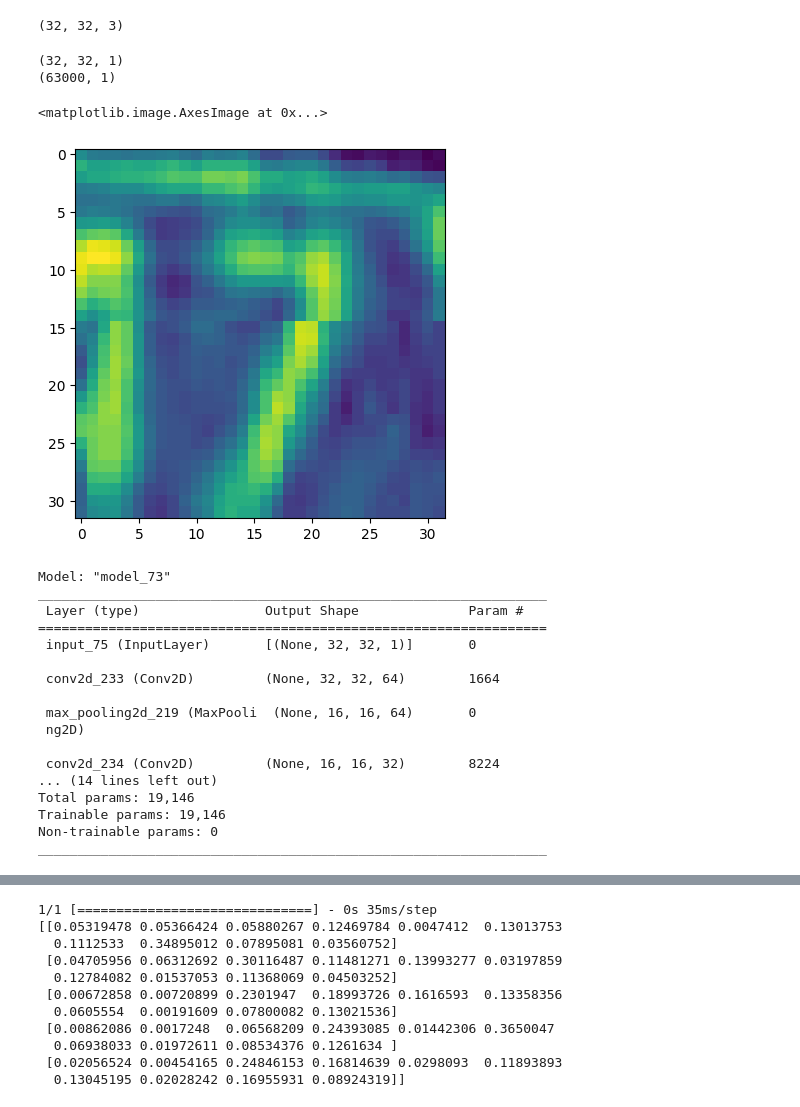
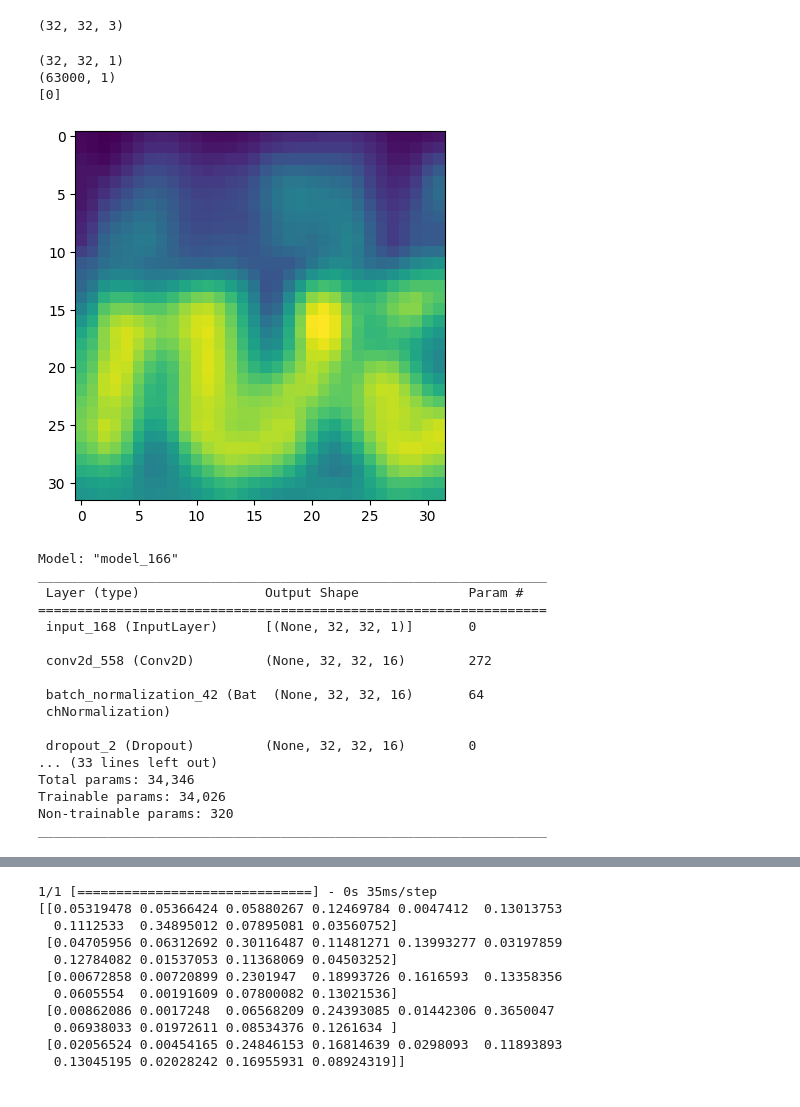
Before and after one commit to cememirsenyurt/StreetViewHouseNumbersRecognition, a Jupyter notebook: Multicolor.ipynb, the cells around one changed output, grey strips where cells are left out. Drawn from its saved outputs; the diff is of its cells as text; code cells hidden in the pictures.

```diff
--- a/Multicolor.ipynb
+++ b/Multicolor.ipynb
@@ -14,67 +17,77 @@ print(X[0].shape)
 # %%
 n = len(X)
 color0 = []
 color1 = []
 color2 = []
+col = []
 for c, img in enumerate(X):
+    col.append(img)
     im = numpy.array(img[:,:,0])
     color0.append(im.reshape(32,32,1))
     #color0.append(img[:,:,0])
     im = numpy.array(img[:,:,1])
     #color1.append(im.reshape(32,32,1))
     color1.append(img[:,:,1])
     im = numpy.array(img[:,:,2])
     #color2.append(im.reshape(32,32,1))
     color2.append(img[:,:,2])
 #y = y.reshape(n, -1)
 ytr = y[:63000]
 yva = y[63000:]
 color0tr = numpy.array(color0[:63000])
 color0va = numpy.array(color0[63000:])
 color1tr = numpy.array(color1[:63000])
 color1va = numpy.array(color1[63000:])
 color2tr = numpy.array(color2[:63000])
 color2va = numpy.array(color2[63000:])
+coltr = numpy.array(col[:63000])
+colva = numpy.array(col[63000:])
 print(color0[0].shape)
 print(ytr.shape)
-plt.imshow(color2va[0])
+plt.imshow(color2va[2])
+print(yva[2])
 # %% [output]
 (32, 32, 1)
 (63000, 1)
+[0]
-<matplotlib.image.AxesImage at 0x...>
-[figure, old version]
+[figure, new version]
 # %%
 inp=Input(shape=(32,32,1))
-x=Conv2D(filters=64, kernel_size=(5,5), activation='relu', padding='same' )(inp)
-#x=Conv2D(filters=32, kernel_size=(3,3), activation='relu', padding='same' )(x)
+x=Conv2D(filters=16, kernel_size=(4,4), activation='relu', padding='same')(inp)
+x=BatchNormalization(epsilon=0.01)(x)
+x=Dropout(0.35)(x)
 x=MaxPooling2D(pool_size=(2,2), padding='same')(x)
-x=Conv2D(filters = 32, kernel_size=(2,2), activation='relu', padding='same')(x)
-#x=Conv2D(filters = 32, kernel_size=(3,3), activation='relu', padding='same')(x)
+x=Conv2D(filters=32, kernel_size=(3,3), activation='relu', padding='same' )(x)
+x=BatchNormalization()(x)
 x=MaxPooling2D(pool_size=(2,2), padding='same')(x)
-x=Conv2D(filters = 32, kernel_size=(2,2), activation='relu', padding='same')(x)
+x=Conv2D(filters = 48, kernel_size=(3,3), activation='relu', padding='same')(x)
+x=BatchNormalization()(x)
+x=MaxPooling2D(pool_size=(2,2), padding='same')(x)
+x=Conv2D(filters = 64, kernel_size=(2,2), activation='relu', padding='same')(x)
+x=BatchNormalization()(x)
 x=MaxPooling2D(pool_size=(2,2), padding='same')(x)
 x=Flatten()(x)
 #x=Dense(10, activation='sigmoid')(x)
-x = Dense(10, activation='softmax')(x)
+x = Dense(10, activation='softmax', kernel_regularizer='L2')(x)
 mod0 = Model(inp, x)
 mod0.compile(optimizer='Adam', loss='SparseCategoricalCrossentropy', metrics='accuracy')
 mod0.summary()
 # %% [output]
-Model: "model_73"
+Model: "model_166"
 _________________________________________________________________
  Layer (type)                Output Shape              Param #
 =================================================================
- input_75 (InputLayer)       [(None, 32, 32, 1)]       0
+ input_168 (InputLayer)      [(None, 32, 32, 1)]       0
 
- conv2d_233 (Conv2D)         (None, 32, 32, 64)        1664
+ conv2d_558 (Conv2D)         (None, 32, 32, 16)        272
 
- max_pooling2d_219 (MaxPooli  (None, 16, 16, 64)       0
- ng2D)
+ batch_normalization_42 (Bat  (None, 32, 32, 16)       64
+ chNormalization)
 
- conv2d_234 (Conv2D)         (None, 16, 16, 32)        8224
-... (14 lines left out)
-Total params: 19,146
-Trainable params: 19,146
-Non-trainable params: 0
+ dropout_2 (Dropout)         (None, 32, 32, 16)        0
+... (33 lines left out)
+Total params: 34,346
+Trainable params: 34,026
+Non-trainable params: 320
 _________________________________________________________________
 # %%
```
Also changed, not shown: parts of 8 cells of this notebook.
